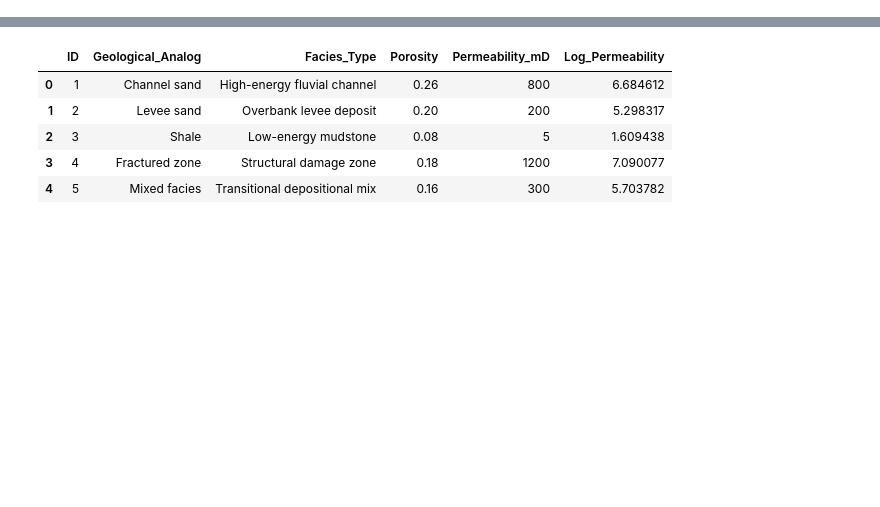
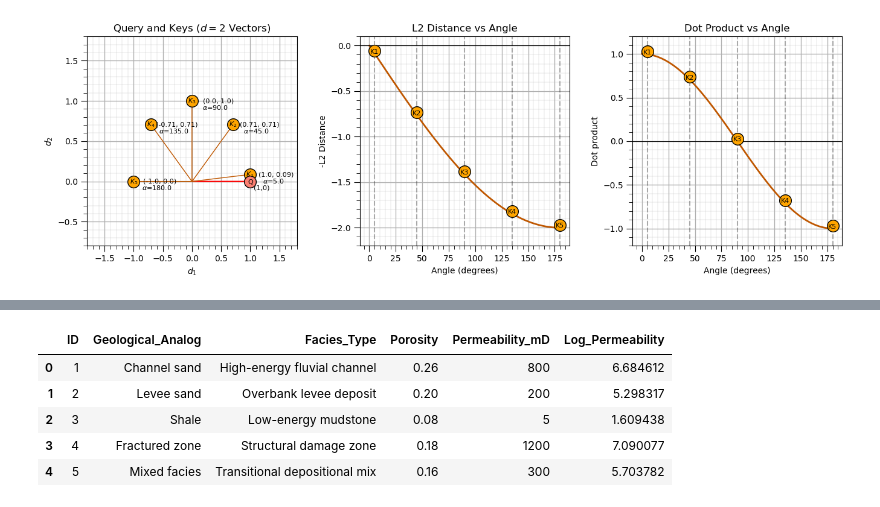
Before and after one commit to GeostatsGuy/MachineLearningDemos_Book, a Jupyter notebook: _sources/MachineLearning_attention.ipynb, the cells around one changed output, grey strips where cells are left out. Cells and saved outputs as stored; diff of their text form; code cells hidden in the pictures; blank space fills up the shorter version.

```diff
--- a/_sources/MachineLearning_attention.ipynb
+++ b/_sources/MachineLearning_attention.ipynb
@@ -491,0 +537,66 @@ seed = 13                                                     # random number se
+# %%
+q = np.array([1.0, 0.0])                                      # query vector
+
+key_angles_deg = np.array([5, 45, 90, 135,180])               # keys 1 - 5
+key_angles_rad = np.deg2rad(key_angles_deg)
+keys = np.vstack([np.cos(key_angles_rad), np.sin(key_angles_rad)]).T
+
+angles_deg = np.linspace(0, 180, 400)
+angles_rad = np.deg2rad(angles_deg)
+vecs = np.vstack([np.cos(angles_rad), np.sin(angles_rad)]).T
+
+dot_vals = vecs @ q                                           # similarity measures
+l2_vals = -1.0*np.linalg.norm(vecs - q, axis=1)
+
+fig, axes = plt.subplots(1, 3, figsize=(5, 15))               # plot query and keys are vectors
+
+ax = axes[0]
+ax.set_title(r"Query and Keys ($d=2$ Vectors)")
+ax.quiver(0, 0, q[0], q[1],                                   # query vector
+          angles='xy', scale_units='xy', scale=1,
+          color='red', width=0.006)
+ax.scatter([1],[0],color='salmon',edgecolor='black',s=200,zorder=30)
+ax.text(1,-0.01,"Q",ha='center',va='center',color='black',fontsize=8,zorder=30)
+ax.text(1.06, -0.1, "(1,0)", color='black', fontsize=8,zorder=40)
+
+for i, (ang, k) in enumerate(zip(key_angles_deg, keys), start=1): # keys
+    ax.quiver(0, 0, k[0], k[1],angles='xy', scale_units='xy', scale=1,color='#BF5700', width=0.004)
+    ax.scatter(k[0],k[1],color='orange',edgecolor='black',s=200,zorder=20)
+    ax.text(k[0]+0.45,k[1],'('+ str(np.round(k[0],2)) + ', ' + str(np.round(k[1],2)) + ')',ha='center',va='center',fontsize=8,zorder=40)
+    ax.text(k[0],k[1],f'$K_{i}$',ha='center',va='center',fontsize=8,zorder=40)
+    ax.text(k[0]+0.40,k[1]-0.08,rf'$\alpha$={ang:.1f}',ha='center',va='center',fontsize=8)
+
+ax.set_xlim(-1.8, 1.8); ax.set_ylim(-0.8, 1.8); ax.set_box_aspect(1)
+ax.set_xlabel(r'$d_1$'); ax.set_ylabel(r'$d_2$'); add_grid2(ax)
+
+ax = axes[1]                                                  # L2 vs. angle
+ax.set_title("L2 Distance vs Angle")
+ax.plot(angles_deg, l2_vals, color='#BF5700',linewidth=2); ax.set_box_aspect(1)
+ax.set_xlabel("Angle (degrees)"); ax.set_ylabel("-L2 Distance"); add_grid2(ax)
+ax.axhline(0, color='black', linewidth=0.8); ax.set_ylim([-2.2,0.1])
+
+for i, ang in enumerate(key_angles_deg, start=1):             # key markers
+    k = np.array([np.cos(np.deg2rad(ang)), np.sin(np.deg2rad(ang))])
+    y = -1.0*np.linalg.norm(k - q)
+    ax.scatter(ang, y+0.03, color='orange',edgecolor='black',alpha=1.0,s=200,zorder=10)
+    ax.text(ang, y + 0.0, f"K{i}", ha='center',size=8,color='black',zorder=20)
+    ax.axvline(ang, color='black', linestyle='--', alpha=0.3)
+
+ax = axes[2]                                                  # dot product vs. angle
+ax.set_title("Dot Product vs Angle")
+ax.plot(angles_deg, dot_vals, color='#BF5700',linewidth=2); ax.set_box_aspect(1)
+ax.set_xlabel("Angle (degrees)"); ax.set_ylabel("Dot product"); add_grid2(ax)
+ax.axhline(0, color='black', linewidth=0.8); ax.set_ylim([-1.2,1.2])
+
+for i, ang in enumerate(key_angles_deg, start=1):             # key markers
+    y = np.cos(np.deg2rad(ang))  # since q = [1,0]
+    ax.scatter(ang, y+0.03, color='orange',edgecolor='black',alpha=1.0,s=200,zorder=10)
+    ax.text(ang, y + 0.0, f"K{i}", ha='center',size=8,color='black',zorder=20)
+    ax.axvline(ang, color='black', linestyle='--', alpha=0.3)
+
+plt.tight_layout()
+plt.subplots_adjust(left=0.0, bottom=0.0, right=2.5, top=1.0, wspace=0.3, hspace=0.2);
+#plt.savefig("attention_demo1.png", dpi=300, bbox_inches="tight")
+plt.show()
+# %% [output]
+[figure, added]
```
Also changed, not shown: parts of 18 cells of this notebook, 27 other files.
